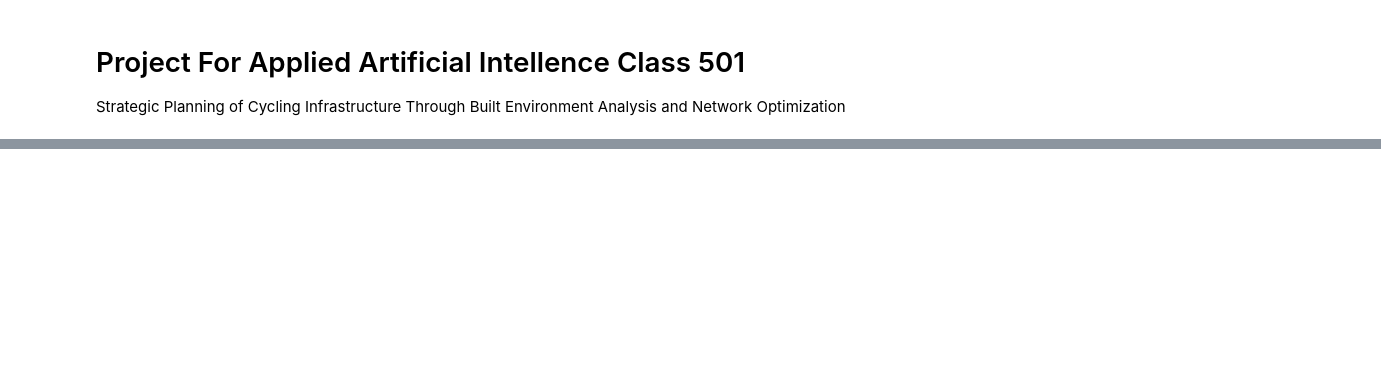
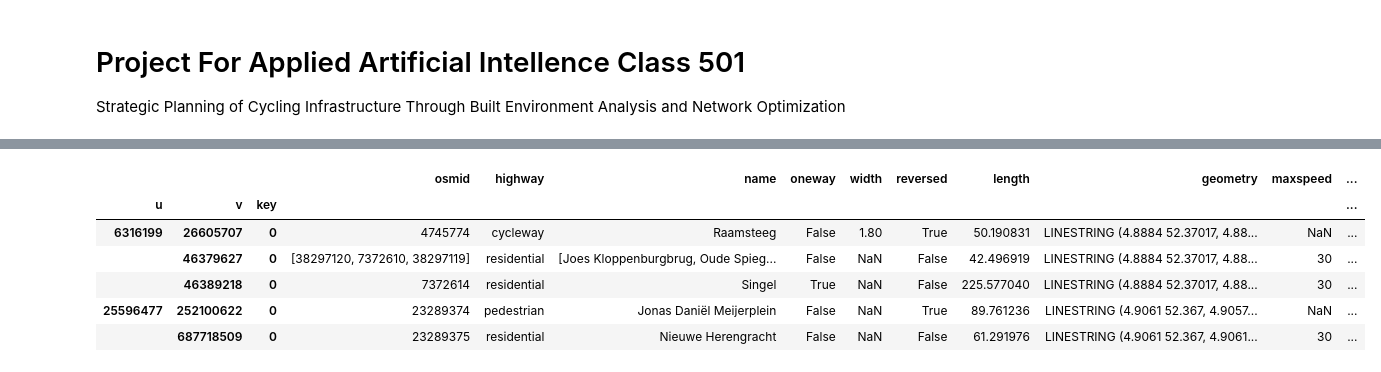
Before and after one commit to narel14/AAI-501-Grp-7, a Jupyter notebook: aai_501_final_project.ipynb, the cells around one changed output, grey strips where cells are left out. Cells and saved outputs as stored; diff of their text form; code cells hidden in the pictures; blank space fills up the shorter version.

```diff
--- a/aai_501_final_project.ipynb
+++ b/aai_501_final_project.ipynb
@@ -36,0 +61,10 @@ fig, ax = ox.plot.plot_graph(G)
+# %%
+edges.head()
+# %% [output]
+|  |  |  | osmid | highway | name | oneway | width | reversed | length | geometry | maxspeed | ... |
+| u | v | key |  |  |  |  |  |  |  |  |  | ... |
+| 6316199 | 26605707 | 0 | 4745774 | cycleway | Raamsteeg | False | 1.80 | True | 50.190831 | LINESTRING (4.8884 52.37017, 4.88... | NaN | ... |
+|  | 46379627 | 0 | [38297120, 7372610, 38297119] | residential | [Joes Kloppenburgbrug, Oude Spieg... | False | NaN | False | 42.496919 | LINESTRING (4.8884 52.37017, 4.88... | 30 | ... |
+|  | 46389218 | 0 | 7372614 | residential | Singel | True | NaN | False | 225.577040 | LINESTRING (4.8884 52.37017, 4.88... | 30 | ... |
+| 25596477 | 252100622 | 0 | 23289374 | pedestrian | Jonas Daniël Meijerplein | False | NaN | True | 89.761236 | LINESTRING (4.9061 52.367, 4.9057... | NaN | ... |
+|  | 687718509 | 0 | 23289375 | residential | Nieuwe Herengracht | False | NaN | False | 61.291976 | LINESTRING (4.9061 52.367, 4.9061... | 30 | ... |
```
Also changed, not shown: parts of 9 cells of this notebook.
